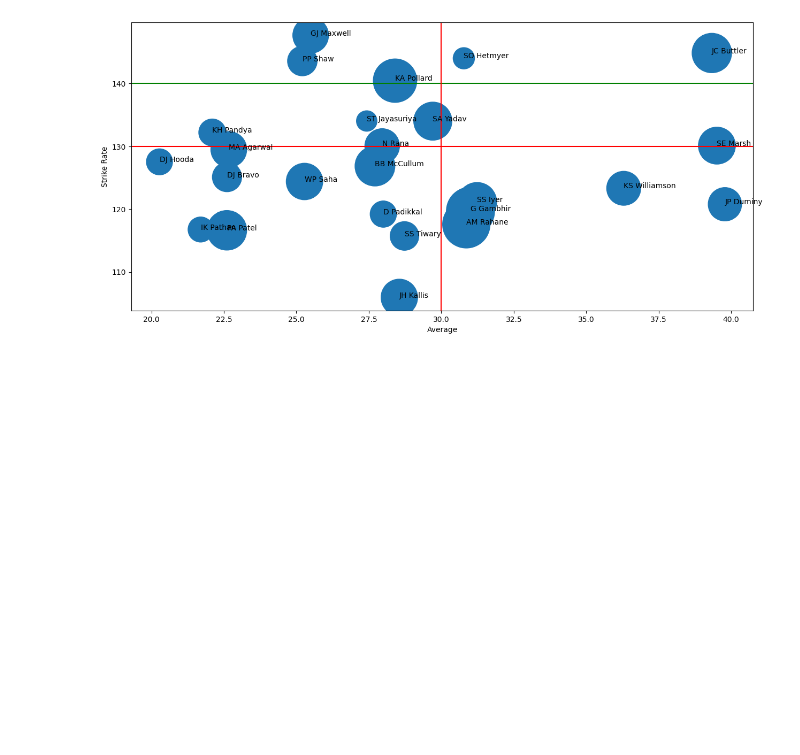
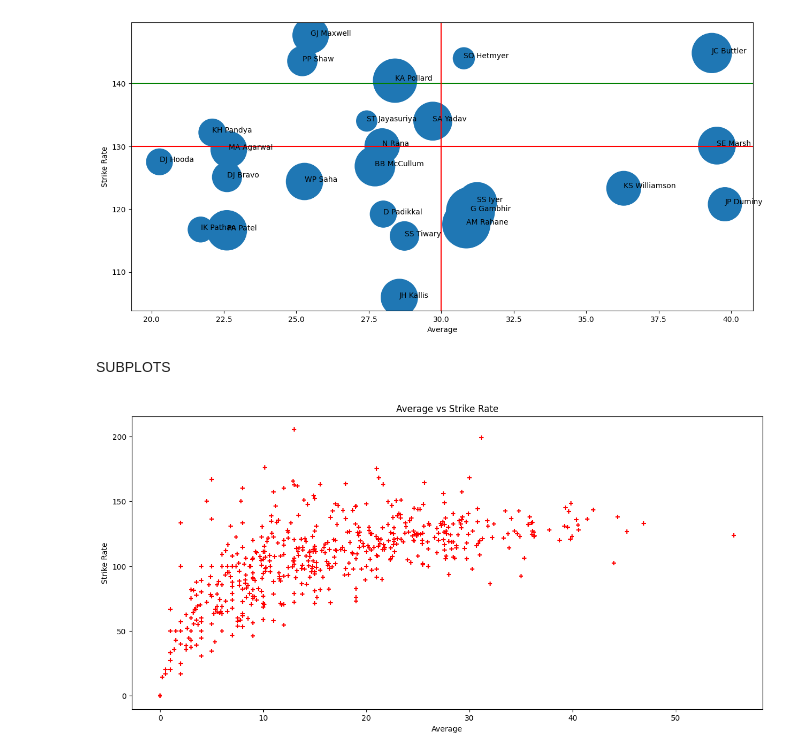
Before and after one commit to hrishavraj89/advanced_matplotlib, a Jupyter notebook: notebook.ipynb, the cells around one changed output. Drawn from its saved outputs; the diff is of its cells as text; code cells hidden in the pictures; blank space fills up the shorter version.

Commit message:
learned scatterplots

```diff
--- a/notebook.ipynb
+++ b/notebook.ipynb
@@ -132,3 +132,15 @@ plt.ylabel('Strike Rate')
 # %% [output]
 Text(0, 0.5, 'Strike Rate')
 [figure]
+# %% [markdown]
+SUBPLOTS
+# %%
+#normal approach
+plt.figure(figsize=(15,7))
+plt.scatter(batters['avg'], batters['strike_rate'], marker = '+', color = 'red')
+plt.title('Average vs Strike Rate')
+plt.xlabel('Average')
+plt.ylabel('Strike Rate')
+plt.show()
+# %% [output]
+[figure, added]
```
Also changed, not shown: parts of 9 cells of this notebook.
